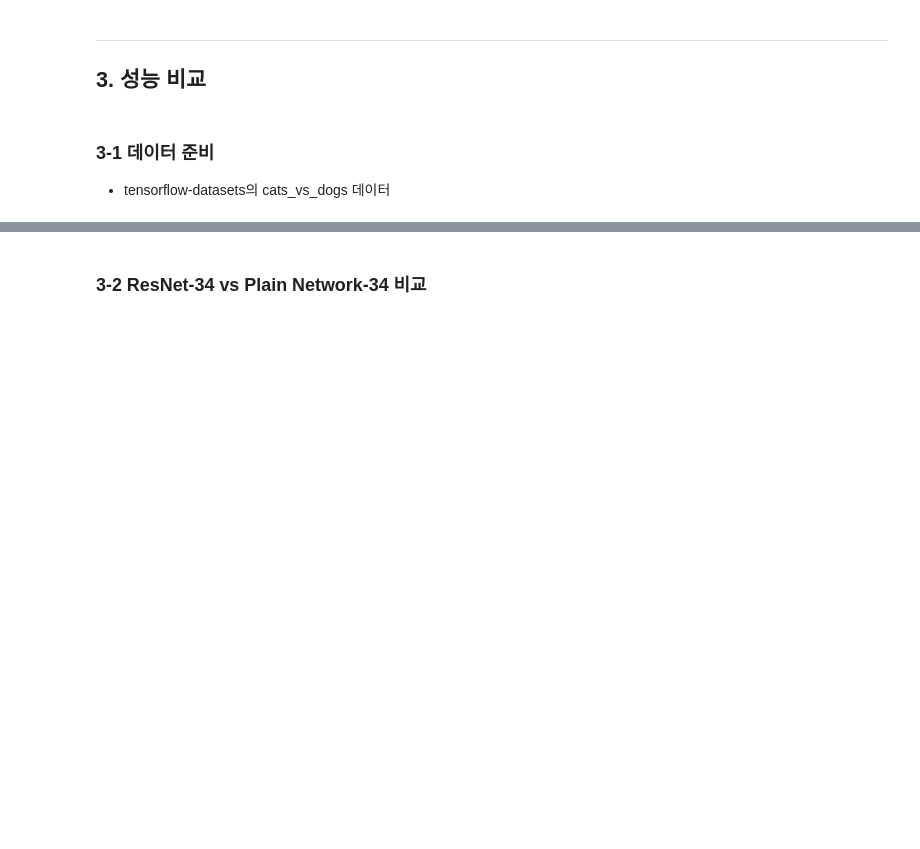
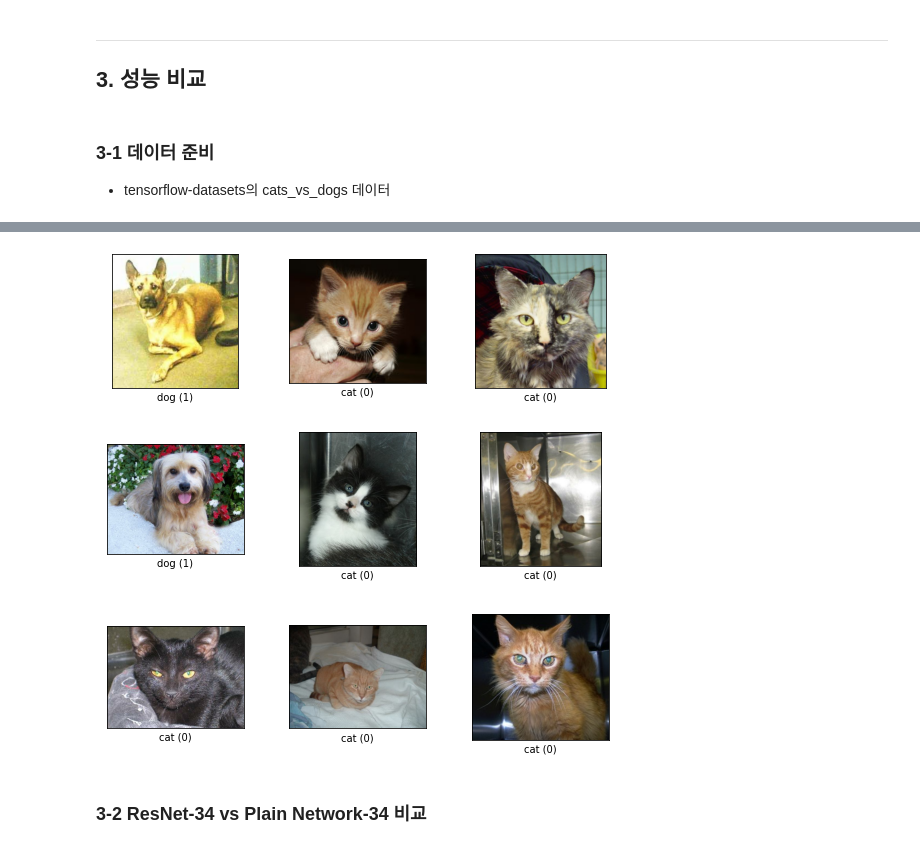
Before and after one commit to wbj1209/aiffel_project, a Jupyter notebook: goingdeeper/goingdeeper_02/G02_ResNet.ipynb, the cells around one changed output, grey strips where cells are left out. Drawn from its saved outputs; the diff is of its cells as text; code cells hidden in the pictures; blank space fills up the shorter version.

```diff
--- a/goingdeeper/goingdeeper_02/G02_ResNet.ipynb
+++ b/goingdeeper/goingdeeper_02/G02_ResNet.ipynb
@@ -47,2 +364,6 @@ import tensorflow_datasets as tfds
+# %%
+fig = tfds.show_examples(ds_test, ds_info)
+# %% [output]
+[figure, added]
 # %% [markdown]
 ### 3-2 ResNet-34 vs Plain Network-34 비교
```
Also changed, not shown: parts of 32 cells of this notebook.
